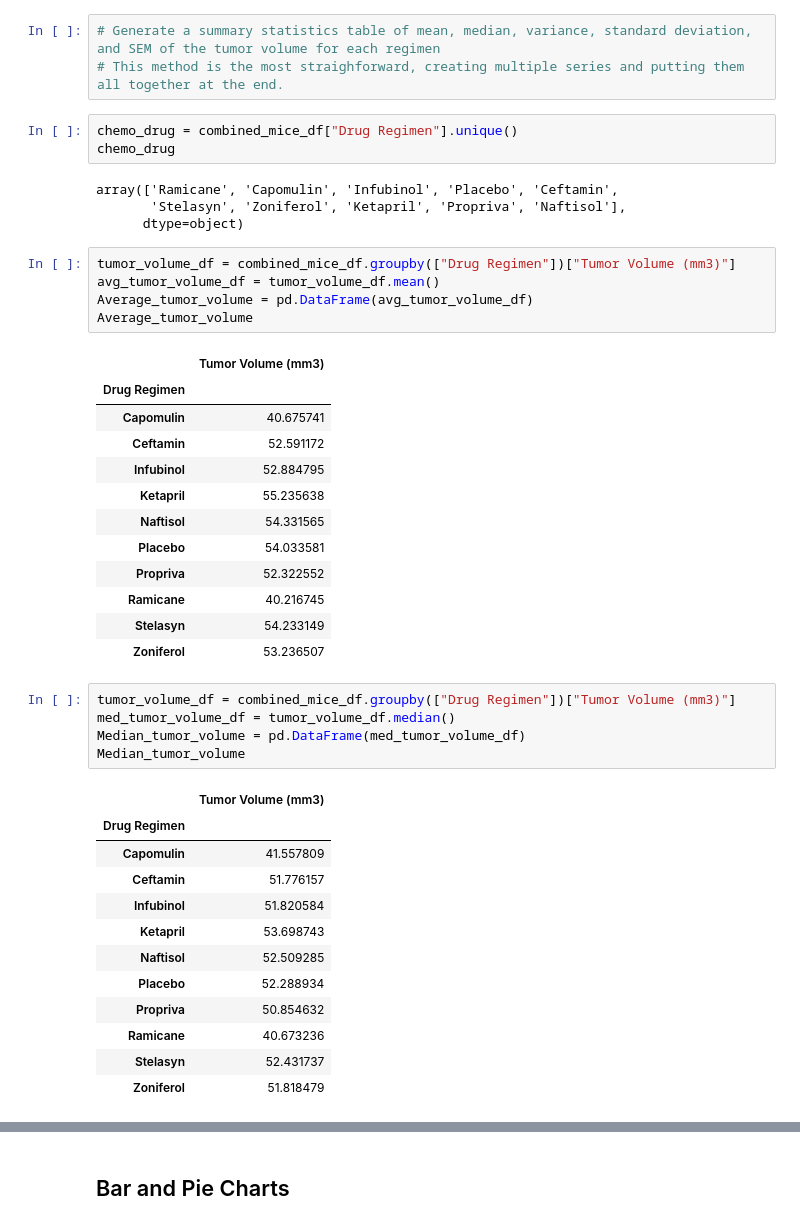
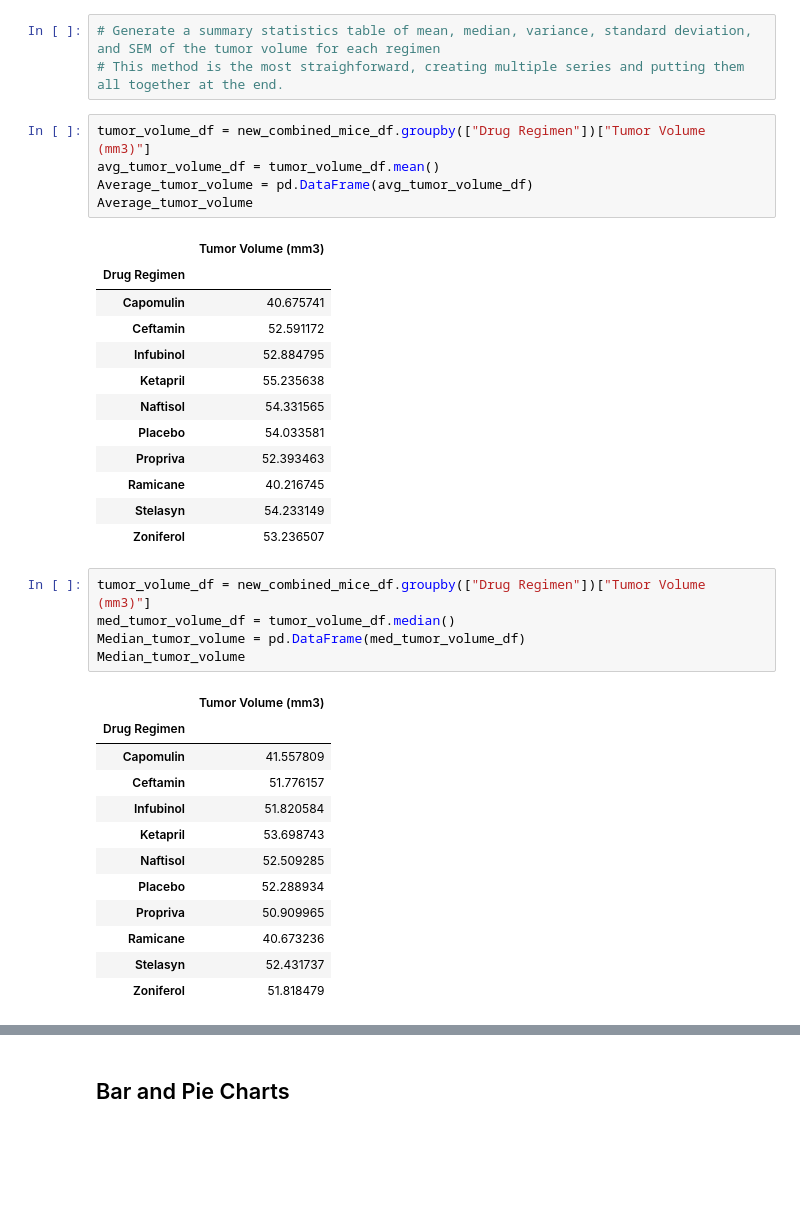
Before and after one commit to kvereda/Matplotlib-challenge, a Jupyter notebook: pymaceuticals_starter.ipynb, the cells around one changed output, grey strips where cells are left out. Saved outputs shown, nothing was run; the diff lists cells and outputs as text; blank space fills up the shorter version.

```diff
--- a/pymaceuticals_starter.ipynb
+++ b/pymaceuticals_starter.ipynb
@@ -122,33 +122,26 @@ new_mice_count
 # %%
 # Generate a summary statistics table of mean, median, variance, standard deviation, and SEM of the tumor volume for each regimen
 # This method is the most straighforward, creating multiple series and putting them all together at the end.
-# %%
-chemo_drug = combined_mice_df["Drug Regimen"].unique()
-chemo_drug
-# %% [output]
-array(['Ramicane', 'Capomulin', 'Infubinol', 'Placebo', 'Ceftamin',
-       'Stelasyn', 'Zoniferol', 'Ketapril', 'Propriva', 'Naftisol'],
-      dtype=object)
 # %%
-tumor_volume_df = combined_mice_df.groupby(["Drug Regimen"])["Tumor Volume (mm3)"]
+tumor_volume_df = new_combined_mice_df.groupby(["Drug Regimen"])["Tumor Volume (mm3)"]
 avg_tumor_volume_df = tumor_volume_df.mean()
 Average_tumor_volume = pd.DataFrame(avg_tumor_volume_df)
 Average_tumor_volume
 # %% [output]
 |  | Tumor Volume (mm3) |
 | Drug Regimen |  |
 | Capomulin | 40.675741 |
 | Ceftamin | 52.591172 |
 | Infubinol | 52.884795 |
 | Ketapril | 55.235638 |
 | Naftisol | 54.331565 |
 | Placebo | 54.033581 |
-| Propriva | 52.322552 |
+| Propriva | 52.393463 |
 | Ramicane | 40.216745 |
 | Stelasyn | 54.233149 |
 | Zoniferol | 53.236507 |
 # %%
-tumor_volume_df = combined_mice_df.groupby(["Drug Regimen"])["Tumor Volume (mm3)"]
+tumor_volume_df = new_combined_mice_df.groupby(["Drug Regimen"])["Tumor Volume (mm3)"]
 med_tumor_volume_df = tumor_volume_df.median()
 Median_tumor_volume = pd.DataFrame(med_tumor_volume_df)
 Median_tumor_volume
@@ -161,7 +154,7 @@ Median_tumor_volume
 | Ketapril | 53.698743 |
 | Naftisol | 52.509285 |
 | Placebo | 52.288934 |
-| Propriva | 50.854632 |
+| Propriva | 50.909965 |
 | Ramicane | 40.673236 |
 | Stelasyn | 52.431737 |
 | Zoniferol | 51.818479 |
```
Also changed, not shown: parts of 17 cells of this notebook.
